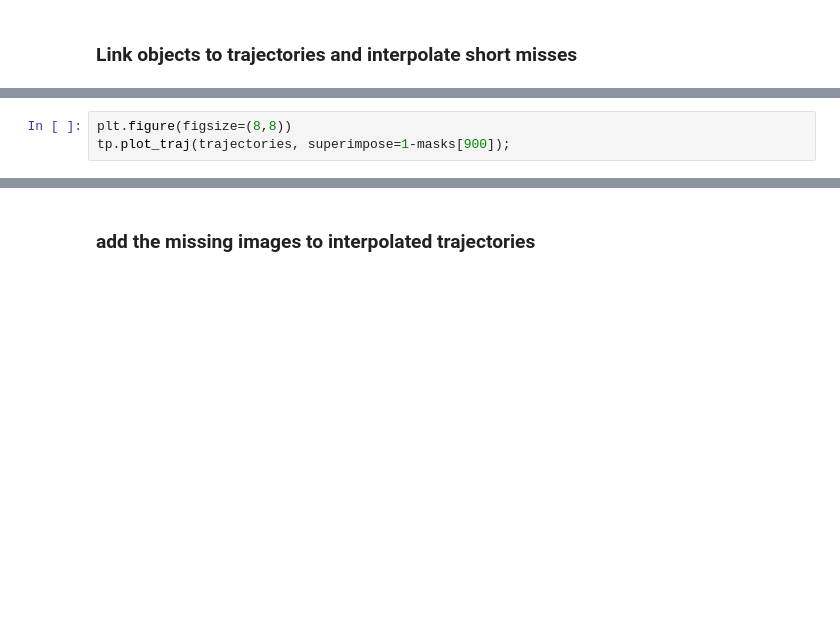
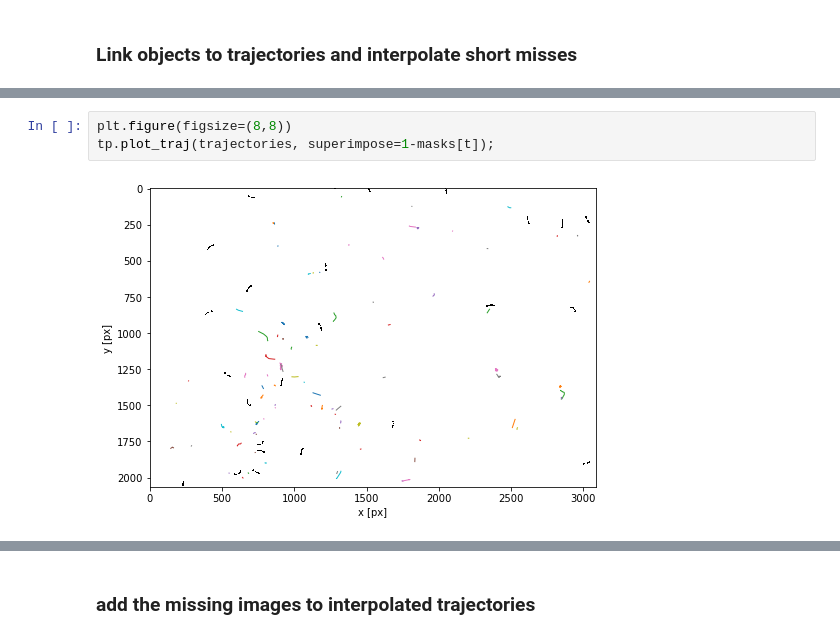
Before and after one commit to scholz-lab/PharaGlow, a Jupyter notebook: notebooks/RunningPharaglowParallel.ipynb, the cells around one changed output, grey strips where cells are left out. Cells and saved outputs as stored; diff of their text form; blank space fills up the shorter version.

```diff
--- a/notebooks/RunningPharaglowParallel.ipynb
+++ b/notebooks/RunningPharaglowParallel.ipynb
@@ -205,6 +281,8 @@ trajectories['shapeY'] = trajectories['shapeY'].astype(int)
 # %%
 plt.figure(figsize=(8,8))
-tp.plot_traj(trajectories, superimpose=1-masks[900]);
+tp.plot_traj(trajectories, superimpose=1-masks[t]);
+# %% [output]
+[figure, added]
 # %%
 print(trajectories['particle'].nunique())
 trajectories = tp.filter_stubs(trajectories,param['minimalDuration'])
```
Also changed, not shown: parts of 19 cells of this notebook.
